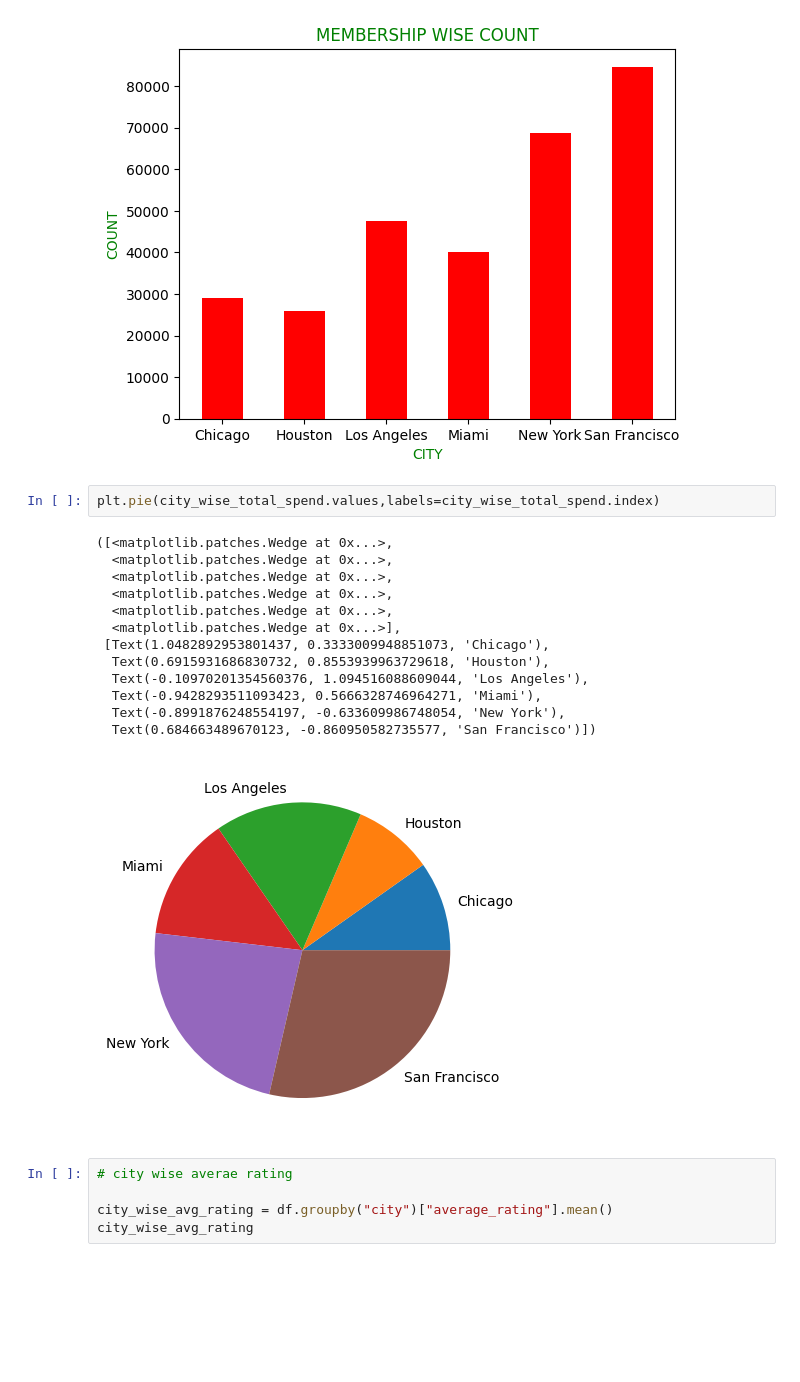
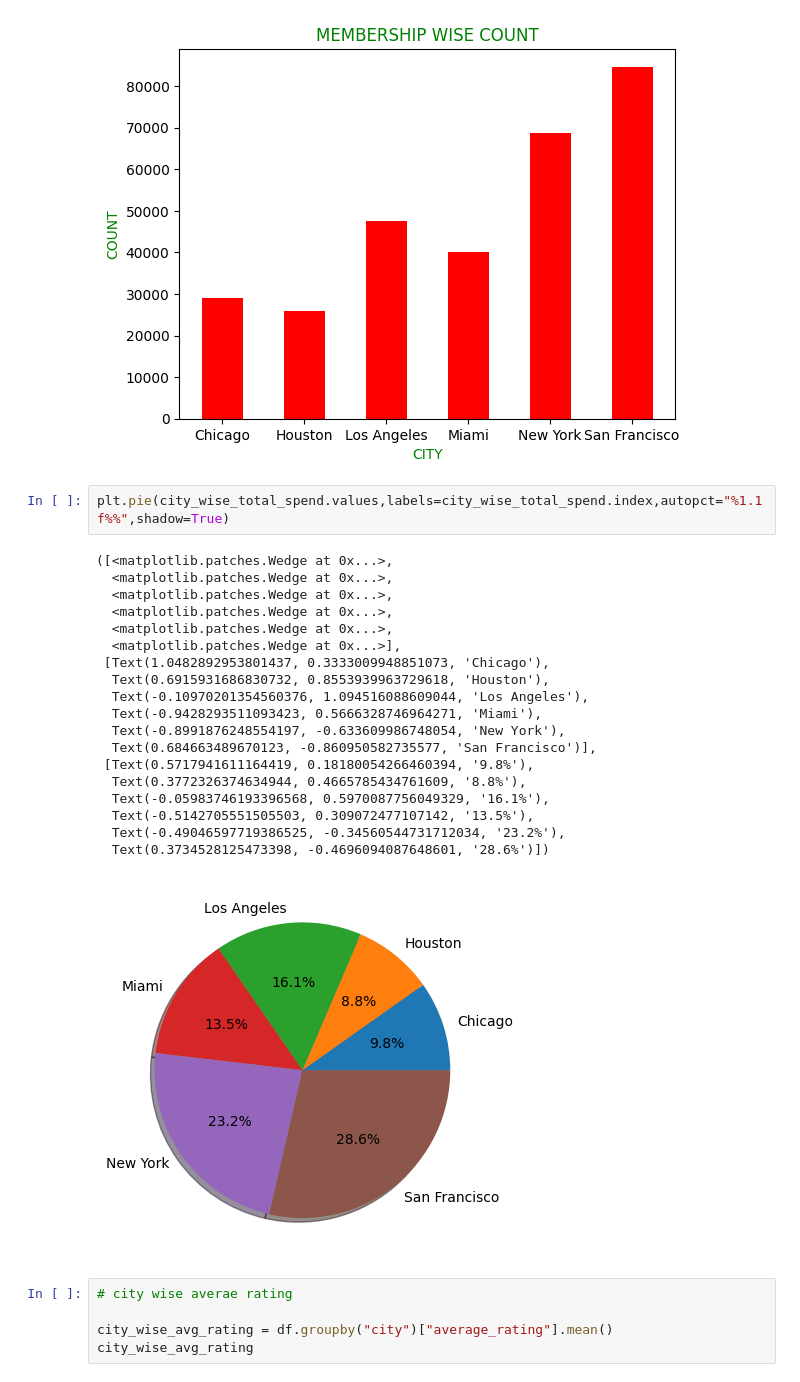
Before and after one commit to abinanand/Pandas_works, a Jupyter notebook: Customer_behaviour_case_study/customer_behviour_study.ipynb, the cells around one changed output. Saved outputs shown, nothing was run; the diff lists cells and outputs as text; blank space fills up the shorter version.

```diff
--- a/Customer_behaviour_case_study/customer_behviour_study.ipynb
+++ b/Customer_behaviour_case_study/customer_behviour_study.ipynb
@@ -189,21 +189,27 @@ plt.title("MEMBERSHIP WISE COUNT",color = "green")
 Text(0.5, 1.0, 'MEMBERSHIP WISE COUNT')
 [figure]
 # %%
-plt.pie(city_wise_total_spend.values,labels=city_wise_total_spend.index)
+plt.pie(city_wise_total_spend.values,labels=city_wise_total_spend.index,autopct="%1.1f%%",shadow=True)
 # %% [output]
 ([<matplotlib.patches.Wedge at 0x...>,
   <matplotlib.patches.Wedge at 0x...>,
   <matplotlib.patches.Wedge at 0x...>,
   <matplotlib.patches.Wedge at 0x...>,
   <matplotlib.patches.Wedge at 0x...>,
   <matplotlib.patches.Wedge at 0x...>],
  [Text(1.0482892953801437, 0.3333009948851073, 'Chicago'),
   Text(0.6915931686830732, 0.8553939963729618, 'Houston'),
   Text(-0.10970201354560376, 1.094516088609044, 'Los Angeles'),
   Text(-0.9428293511093423, 0.5666328746964271, 'Miami'),
   Text(-0.8991876248554197, -0.633609986748054, 'New York'),
-  Text(0.684663489670123, -0.860950582735577, 'San Francisco')])
+  Text(0.684663489670123, -0.860950582735577, 'San Francisco')],
+ [Text(0.5717941611164419, 0.18180054266460394, '9.8%'),
+  Text(0.3772326374634944, 0.4665785434761609, '8.8%'),
+  Text(-0.05983746193396568, 0.5970087756049329, '16.1%'),
+  Text(-0.5142705551505503, 0.309072477107142, '13.5%'),
+  Text(-0.49046597719386525, -0.34560544731712034, '23.2%'),
+  Text(0.3734528125473398, -0.4696094087648601, '28.6%')])
-[figure, old version]
+[figure, new version]
 # %%
 # city wise averae rating
 
```
Also changed, not shown: parts of 4 cells of this notebook.
